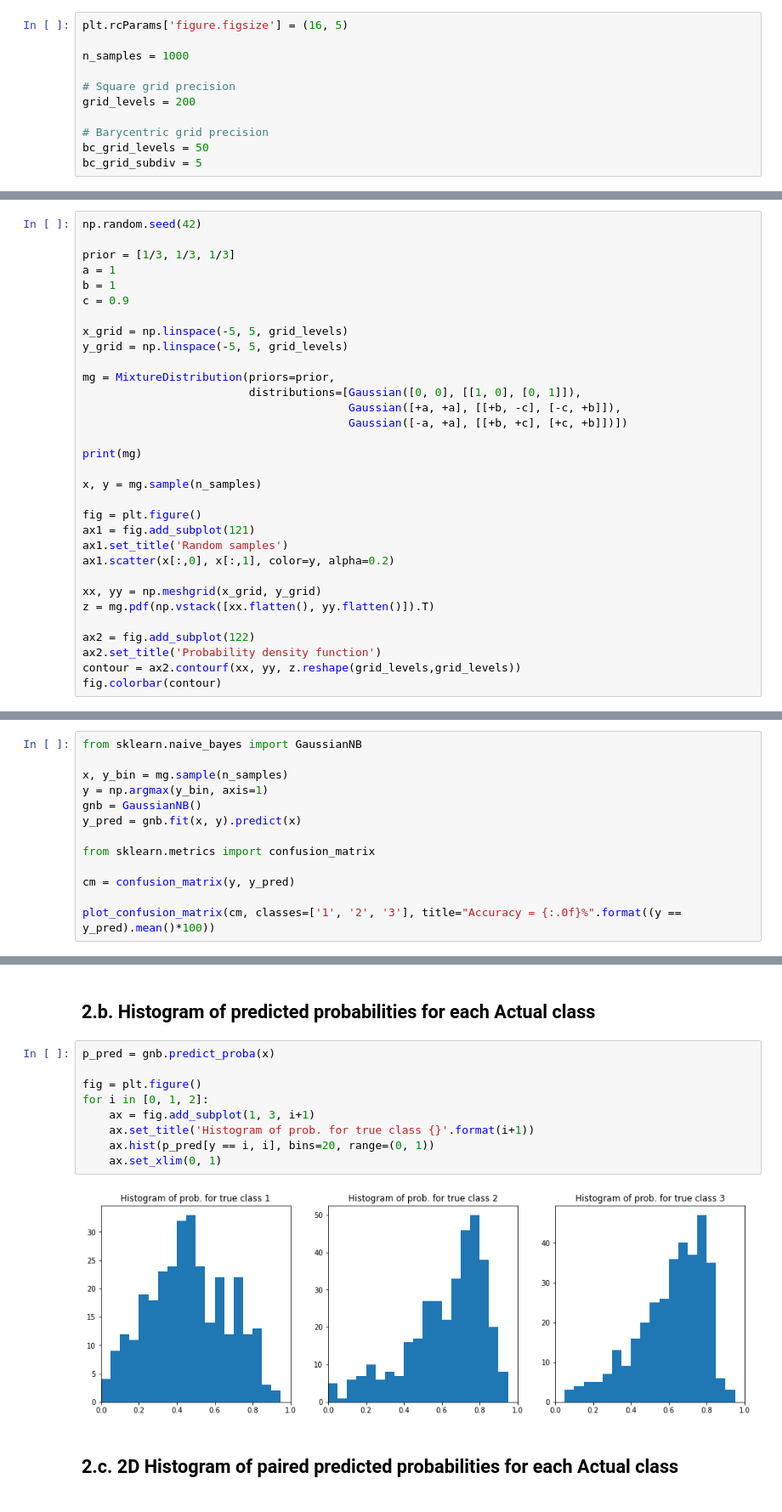
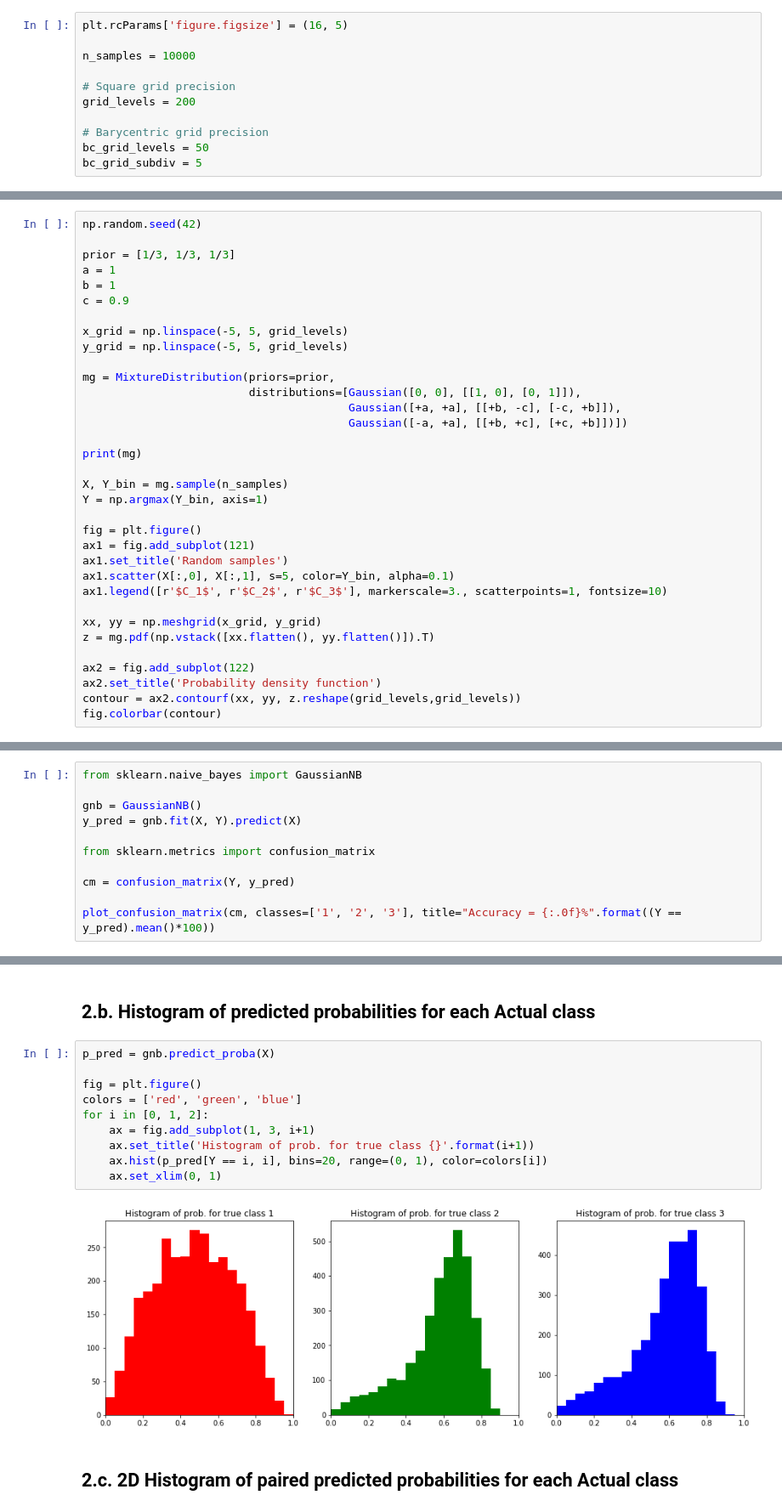
Before and after one commit to dirichletcal/experiments_neurips, a Jupyter notebook: notebooks/synthetic_data_gaussian_mixture_example.ipynb, the cells around one changed output, grey strips where cells are left out. Shown at 85% size. Saved outputs shown, nothing was run; the diff lists cells and outputs as text.

```diff
--- a/notebooks/synthetic_data_gaussian_mixture_example.ipynb
+++ b/notebooks/synthetic_data_gaussian_mixture_example.ipynb
@@ -16,7 +18,7 @@ from utils.barycentric import plot_converging_lines_pvalues
 # %%
 plt.rcParams['figure.figsize'] = (16, 5)
 
-n_samples = 1000
+n_samples = 10000
 
 # Square grid precision
 grid_levels = 200
@@ -44,12 +46,14 @@ mg = MixtureDistribution(priors=prior,
 
 print(mg)
 
-x, y = mg.sample(n_samples)
+X, Y_bin = mg.sample(n_samples)
+Y = np.argmax(Y_bin, axis=1)
 
 fig = plt.figure()
 ax1 = fig.add_subplot(121)
 ax1.set_title('Random samples')
-ax1.scatter(x[:,0], x[:,1], color=y, alpha=0.2)
+ax1.scatter(X[:,0], X[:,1], s=5, color=Y_bin, alpha=0.1)
+ax1.legend([r'$C_1$', r'$C_2$', r'$C_3$'], markerscale=3., scatterpoints=1, fontsize=10)
 
 xx, yy = np.meshgrid(x_grid, y_grid)
 z = mg.pdf(np.vstack([xx.flatten(), yy.flatten()]).T)
@@ -107,14 +111,12 @@ for i in [0, 1, 2]:
 # %%
 from sklearn.naive_bayes import GaussianNB
 
-x, y_bin = mg.sample(n_samples)
-y = np.argmax(y_bin, axis=1)
 gnb = GaussianNB()
-y_pred = gnb.fit(x, y).predict(x)
+y_pred = gnb.fit(X, Y).predict(X)
 
 from sklearn.metrics import confusion_matrix
 
-cm = confusion_matrix(y, y_pred)
+cm = confusion_matrix(Y, y_pred)
 
-plot_confusion_matrix(cm, classes=['1', '2', '3'], title="Accuracy = {:.0f}%".format((y == y_pred).mean()*100))
+plot_confusion_matrix(cm, classes=['1', '2', '3'], title="Accuracy = {:.0f}%".format((Y == y_pred).mean()*100))
 # %% [output]
@@ -139,16 +141,17 @@ for i in [0, 1, 2]:
 # %% [markdown]
 ## 2.b. Histogram of predicted probabilities for each Actual class
 # %%
-p_pred = gnb.predict_proba(x)
+p_pred = gnb.predict_proba(X)
 
 fig = plt.figure()
+colors = ['red', 'green', 'blue']
 for i in [0, 1, 2]:
     ax = fig.add_subplot(1, 3, i+1)
     ax.set_title('Histogram of prob. for true class {}'.format(i+1))
-    ax.hist(p_pred[y == i, i], bins=20, range=(0, 1))
+    ax.hist(p_pred[Y == i, i], bins=20, range=(0, 1), color=colors[i])
     ax.set_xlim(0, 1)
 # %% [output]
-[figure, old version]
+[figure, new version]
 # %% [markdown]
 ## 2.c. 2D Histogram of paired predicted probabilities for each Actual class
 # %%
```
Also changed, not shown: parts of 11 cells of this notebook.
